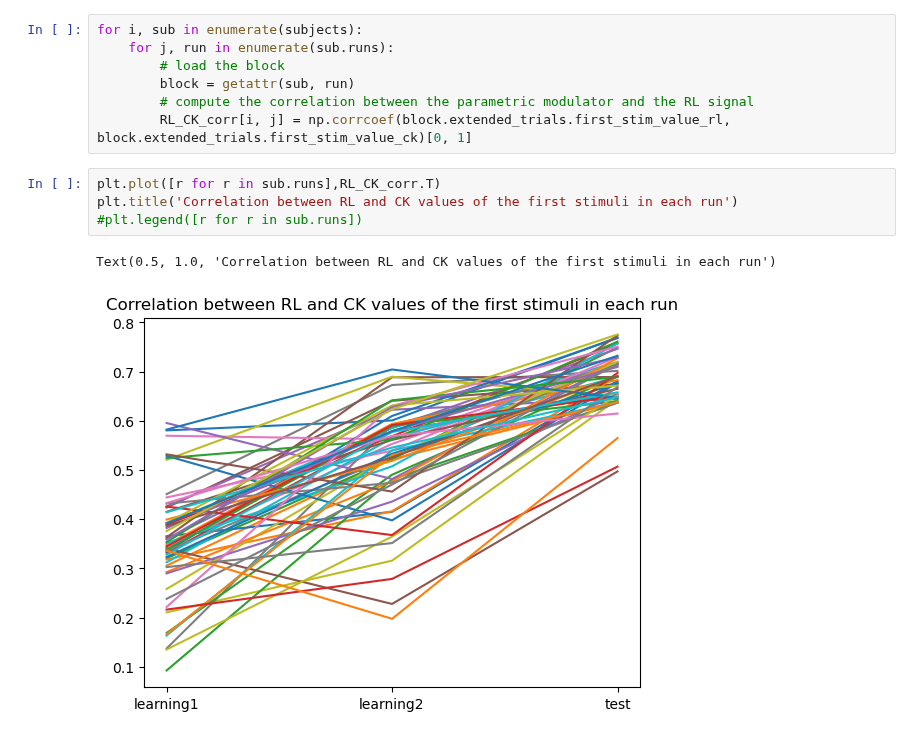
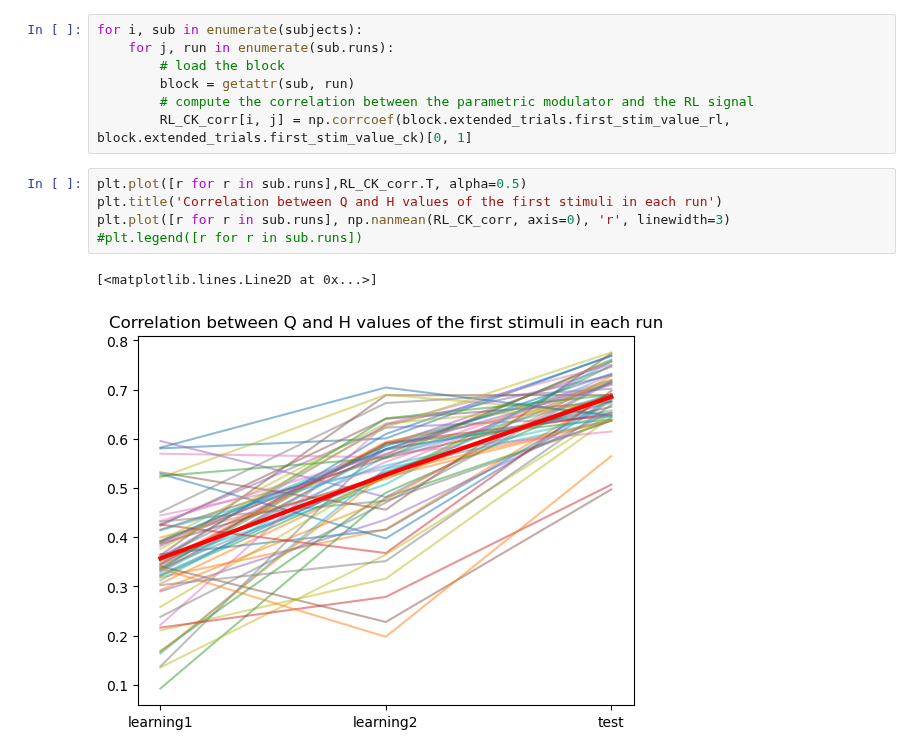
Before and after one commit to hugofluhr/learning-habits-analysis, a Jupyter notebook: notebooks/RL_CK_values_correlation.ipynb, the cells around one changed output. Drawn from its saved outputs; the diff is of its cells as text.

```diff
--- a/notebooks/RL_CK_values_correlation.ipynb
+++ b/notebooks/RL_CK_values_correlation.ipynb
@@ -26,9 +21,10 @@ for i, sub in enumerate(subjects):
         # compute the correlation between the parametric modulator and the RL signal
         RL_CK_corr[i, j] = np.corrcoef(block.extended_trials.first_stim_value_rl, block.extended_trials.first_stim_value_ck)[0, 1]
 # %%
-plt.plot([r for r in sub.runs],RL_CK_corr.T)
-plt.title('Correlation between RL and CK values of the first stimuli in each run')
+plt.plot([r for r in sub.runs],RL_CK_corr.T, alpha=0.5)
+plt.title('Correlation between Q and H values of the first stimuli in each run')
+plt.plot([r for r in sub.runs], np.nanmean(RL_CK_corr, axis=0), 'r', linewidth=3)
 #plt.legend([r for r in sub.runs])
 # %% [output]
-Text(0.5, 1.0, 'Correlation between RL and CK values of the first stimuli in each run')
+[<matplotlib.lines.Line2D at 0x...>]
-[figure, old version]
+[figure, new version]
```
Also changed, not shown: parts of 1 cell of this notebook.
